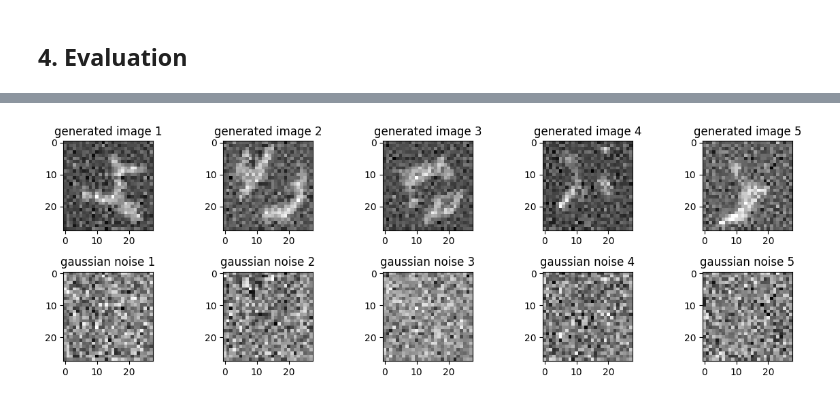
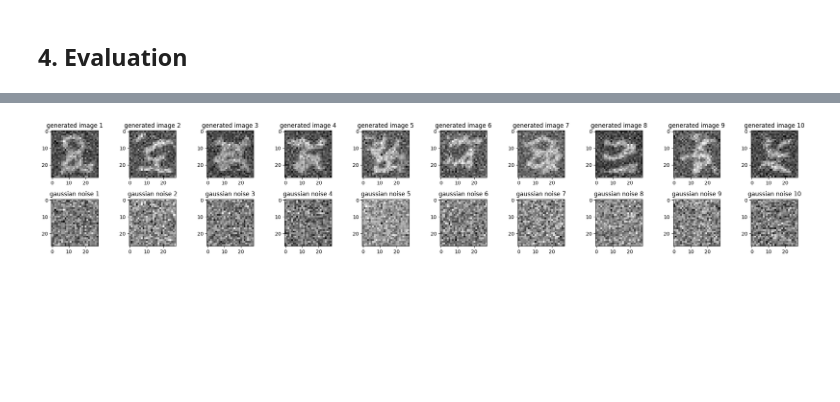
Before and after one commit to budermike/neural-ode-galaxy-gen, a Jupyter notebook: 01_foundations/neural-ode-mnist-gen.ipynb, the cells around one changed output, grey strips where cells are left out. Drawn from its saved outputs; the diff is of its cells as text; code cells hidden in the pictures; blank space fills up the shorter version.

Commit message:
Kaggle Notebook | neural-ode-mnist-gen | Version 26

```diff
--- a/01_foundations/neural-ode-mnist-gen.ipynb
+++ b/01_foundations/neural-ode-mnist-gen.ipynb
@@ -447,7 +456,7 @@ training_step = make_train_step(model, optimizer, reg_frob, reg_kin, gradient_cl
 # Training Loop
 train_history = []
 for e in range(epochs):
-    print(f"\nEpoch: {e+1}")
+    print(f"\n========== Epoch: {e+1} ===========")
 
     with open("train_history.txt", "a") as f:
             f.write(f"epoch: {e+1}\n")
@@ -488,6 +497,6 @@ for e in range(epochs):
     print(f"Loss: {loss_e}, Learning Rate: {optimizer.param_groups[0]['lr']}")
 
     # Model Checkpoint
-    if (e+1) % 5 == 0:
+    if (e+1) % 2 == 0:
         torch.save(model.state_dict(), f"cnf_checkpoint_epoch{e+1}.pt")
         print(f"Checkpoint saved (epoch {e+1})")
@@ -525,8 +516,8 @@ def load_train_history(filepath):
     return train_history
 # %%
 # load model and train history
-#model.load_state_dict(torch.load("/kaggle/input/models/mikematician/new-architecture/pytorch/default/1/cnf_checkpoint_epoch10.pt", map_location=device))
-#train_history = load_train_history("/kaggle/input/models/mikematician/new-architecture/pytorch/default/1/train_history.txt")
+model.load_state_dict(torch.load("/kaggle/input/models/mikematician/reg2/pytorch/default/1/cnf_checkpoint_epoch8.pt", map_location=device))
+train_history = load_train_history("/kaggle/input/models/mikematician/reg2/pytorch/default/1/train_history.txt")
 # %%
 # Train Loss
 plt.figure()
@@ -540,7 +531,7 @@ plt.show()
 # %%
 # Sample Function
 @torch.no_grad()
-def sample(model, num_samples, t_0, t_end, ode_solver, stepsize, device, rtol=rtol, shape=(1, 28, 28)):
+def sample(model, num_samples, t_0, t_end, ode_solver, stepsize, device, rtol, atol, shape=(1, 28, 28)):
     model.eval()
 
     y_0 = torch.randn(num_samples, *shape, device=device)
@@ -552,23 +543,23 @@ def sample(model, num_samples, t_0, t_end, ode_solver, stepsize, device, rtol=rt
 
     return y_end, y_0
 # %%
-nb_samples = 1000
-generated_images , gaussian_noise = sample(model, nb_samples, t_start, t_end, solver, stepsize, device)
+nb_samples = 100
+generated_images , gaussian_noise = sample(model, nb_samples, t_start, t_end, solver, stepsize, device, rtol=rtol, atol=atol)
 
 # convert to cpu
 generated_images_cpu = generated_images.cpu()
 gaussian_noise_cpu = gaussian_noise.cpu()
 # %%
 # plot example images
-nb_plots = 5
+nb_plots = 10
 
 fig, ax = plt.subplots(2, nb_plots, figsize=(2*nb_plots+2, 4))
 ax = ax.flatten()
 for i in range(0, nb_plots):
     ax[i].imshow(generated_images_cpu[i].squeeze(), cmap="gray")
     ax[i].set_title(f"generated image {i+1}")
     ax[i+nb_plots].imshow(gaussian_noise_cpu[i].squeeze(), cmap="gray")
     ax[i+nb_plots].set_title(f"gaussian noise {i+1}")
 fig.tight_layout()
 # %% [output]
-[figure, old version]
+[figure, new version]
```
Also changed, not shown: parts of 14 cells of this notebook.
